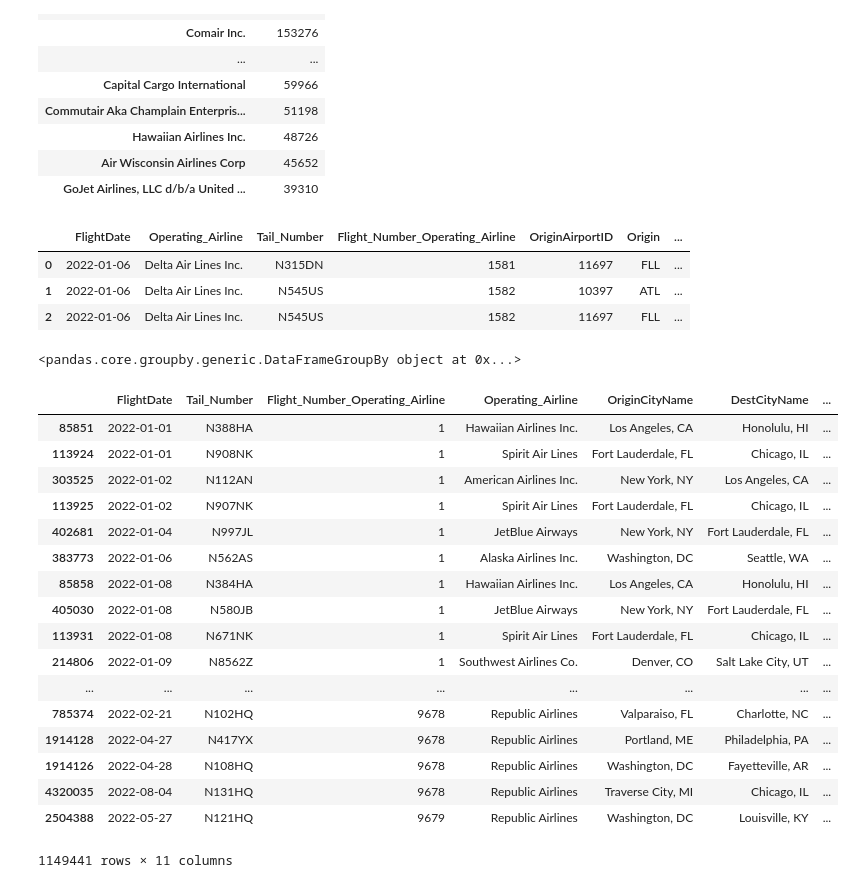
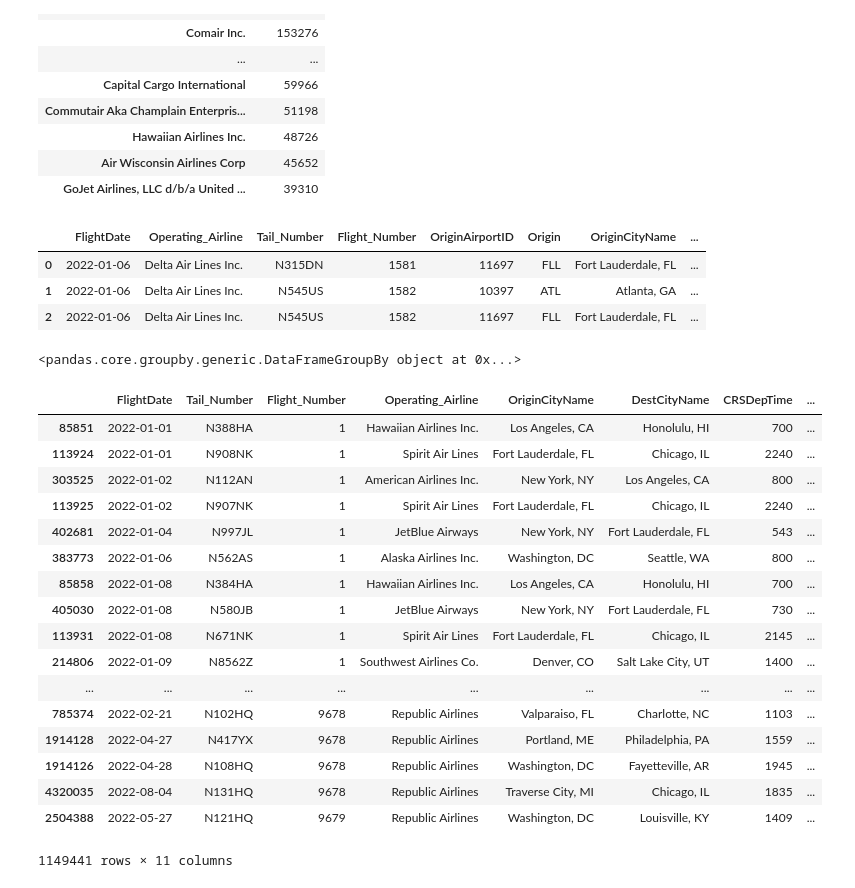
Before and after one commit to georgetown-analytics/team-3, a Jupyter notebook: flight_model/notebooks/STAT/stat1_flight_data_2022.ipynb, the cells around one changed output. Cells and saved outputs as stored; diff of their text form; code cells hidden in the pictures.

```diff
--- a/flight_model/notebooks/STAT/stat1_flight_data_2022.ipynb
+++ b/flight_model/notebooks/STAT/stat1_flight_data_2022.ipynb
@@ -65,7 +65,6 @@ SELECTED_COLUMNS = [
     "Diverted",
     "CRSElapsedTime",
     "AirTime",
-    "Flights",
     "Distance",
     "CarrierDelay",
     "WeatherDelay",
@@ -157,8 +156,7 @@ def tweak_df_flights(df_flights):
             "DestAirportID": "int16",
             "CRSDepTime": "int16",
             "CRSArrTime": "int16",
-            "Flight_Number_Operating_Airline": "int16",
-            "Flights": "int16",
+            "Flight_Number": "int16"
         }
     )
 
@@ -464,9 +474,9 @@ px.bar(
 # %%
 df_flights.head(3)
 # %% [output]
-|  | FlightDate | Operating_Airline | Tail_Number | Flight_Number_Operating_Airline | OriginAirportID | Origin | ... |
-| 0 | 2022-01-06 | Delta Air Lines Inc. | N315DN | 1581 | 11697 | FLL | ... |
-| 1 | 2022-01-06 | Delta Air Lines Inc. | N545US | 1582 | 10397 | ATL | ... |
-| 2 | 2022-01-06 | Delta Air Lines Inc. | N545US | 1582 | 11697 | FLL | ... |
+|  | FlightDate | Operating_Airline | Tail_Number | Flight_Number | OriginAirportID | Origin | OriginCityName | ... |
+| 0 | 2022-01-06 | Delta Air Lines Inc. | N315DN | 1581 | 11697 | FLL | Fort Lauderdale, FL | ... |
+| 1 | 2022-01-06 | Delta Air Lines Inc. | N545US | 1582 | 10397 | ATL | Atlanta, GA | ... |
+| 2 | 2022-01-06 | Delta Air Lines Inc. | N545US | 1582 | 11697 | FLL | Fort Lauderdale, FL | ... |
 # %%
 (df_flights.
@@ -477,27 +487,27 @@ df_flights.head(3)
 # %% [output]
 <pandas.core.groupby.generic.DataFrameGroupBy object at 0x...>
 # %%
-cols = ["FlightDate","Tail_Number","Flight_Number_Operating_Airline","Operating_Airline", "OriginCityName","DestCityName", "CRSDepTime", "DepTime","DepDelayMinutes","AirTime", "FlightStatus"]
+cols = ["FlightDate","Tail_Number","Flight_Number","Operating_Airline", "OriginCityName","DestCityName", "CRSDepTime", "DepTime","DepDelayMinutes","AirTime", "FlightStatus"]
 (df_flights
  .loc[df_flights["DepDelayMinutes"] >10, cols ]
- .sort_values(by=["Flight_Number_Operating_Airline", "FlightDate", "CRSDepTime"],ascending=[True, True, True]))
+ .sort_values(by=["Flight_Number", "FlightDate", "CRSDepTime"],ascending=[True, True, True]))
 # %% [output]
-|  | FlightDate | Tail_Number | Flight_Number_Operating_Airline | Operating_Airline | OriginCityName | DestCityName | ... |
-| 85851 | 2022-01-01 | N388HA | 1 | Hawaiian Airlines Inc. | Los Angeles, CA | Honolulu, HI | ... |
-| 113924 | 2022-01-01 | N908NK | 1 | Spirit Air Lines | Fort Lauderdale, FL | Chicago, IL | ... |
-| 303525 | 2022-01-02 | N112AN | 1 | American Airlines Inc. | New York, NY | Los Angeles, CA | ... |
-| 113925 | 2022-01-02 | N907NK | 1 | Spirit Air Lines | Fort Lauderdale, FL | Chicago, IL | ... |
-| 402681 | 2022-01-04 | N997JL | 1 | JetBlue Airways | New York, NY | Fort Lauderdale, FL | ... |
-| 383773 | 2022-01-06 | N562AS | 1 | Alaska Airlines Inc. | Washington, DC | Seattle, WA | ... |
-| 85858 | 2022-01-08 | N384HA | 1 | Hawaiian Airlines Inc. | Los Angeles, CA | Honolulu, HI | ... |
-| 405030 | 2022-01-08 | N580JB | 1 | JetBlue Airways | New York, NY | Fort Lauderdale, FL | ... |
-| 113931 | 2022-01-08 | N671NK | 1 | Spirit Air Lines | Fort Lauderdale, FL | Chicago, IL | ... |
-| 214806 | 2022-01-09 | N8562Z | 1 | Southwest Airlines Co. | Denver, CO | Salt Lake City, UT | ... |
-| ... | ... | ... | ... | ... | ... | ... | ... |
-| 785374 | 2022-02-21 | N102HQ | 9678 | Republic Airlines | Valparaiso, FL | Charlotte, NC | ... |
-| 1914128 | 2022-04-27 | N417YX | 9678 | Republic Airlines | Portland, ME | Philadelphia, PA | ... |
-| 1914126 | 2022-04-28 | N108HQ | 9678 | Republic Airlines | Washington, DC | Fayetteville, AR | ... |
-| 4320035 | 2022-08-04 | N131HQ | 9678 | Republic Airlines | Traverse City, MI | Chicago, IL | ... |
-| 2504388 | 2022-05-27 | N121HQ | 9679 | Republic Airlines | Washington, DC | Louisville, KY | ... |
+|  | FlightDate | Tail_Number | Flight_Number | Operating_Airline | OriginCityName | DestCityName | CRSDepTime | ... |
+| 85851 | 2022-01-01 | N388HA | 1 | Hawaiian Airlines Inc. | Los Angeles, CA | Honolulu, HI | 700 | ... |
+| 113924 | 2022-01-01 | N908NK | 1 | Spirit Air Lines | Fort Lauderdale, FL | Chicago, IL | 2240 | ... |
+| 303525 | 2022-01-02 | N112AN | 1 | American Airlines Inc. | New York, NY | Los Angeles, CA | 800 | ... |
+| 113925 | 2022-01-02 | N907NK | 1 | Spirit Air Lines | Fort Lauderdale, FL | Chicago, IL | 2240 | ... |
+| 402681 | 2022-01-04 | N997JL | 1 | JetBlue Airways | New York, NY | Fort Lauderdale, FL | 543 | ... |
+| 383773 | 2022-01-06 | N562AS | 1 | Alaska Airlines Inc. | Washington, DC | Seattle, WA | 800 | ... |
+| 85858 | 2022-01-08 | N384HA | 1 | Hawaiian Airlines Inc. | Los Angeles, CA | Honolulu, HI | 700 | ... |
+| 405030 | 2022-01-08 | N580JB | 1 | JetBlue Airways | New York, NY | Fort Lauderdale, FL | 730 | ... |
+| 113931 | 2022-01-08 | N671NK | 1 | Spirit Air Lines | Fort Lauderdale, FL | Chicago, IL | 2145 | ... |
+| 214806 | 2022-01-09 | N8562Z | 1 | Southwest Airlines Co. | Denver, CO | Salt Lake City, UT | 1400 | ... |
+| ... | ... | ... | ... | ... | ... | ... | ... | ... |
+| 785374 | 2022-02-21 | N102HQ | 9678 | Republic Airlines | Valparaiso, FL | Charlotte, NC | 1103 | ... |
+| 1914128 | 2022-04-27 | N417YX | 9678 | Republic Airlines | Portland, ME | Philadelphia, PA | 1559 | ... |
+| 1914126 | 2022-04-28 | N108HQ | 9678 | Republic Airlines | Washington, DC | Fayetteville, AR | 1945 | ... |
+| 4320035 | 2022-08-04 | N131HQ | 9678 | Republic Airlines | Traverse City, MI | Chicago, IL | 1835 | ... |
+| 2504388 | 2022-05-27 | N121HQ | 9679 | Republic Airlines | Washington, DC | Louisville, KY | 1409 | ... |
 1149441 rows × 11 columns
 # %%
```
Also changed, not shown: parts of 8 cells of this notebook.
